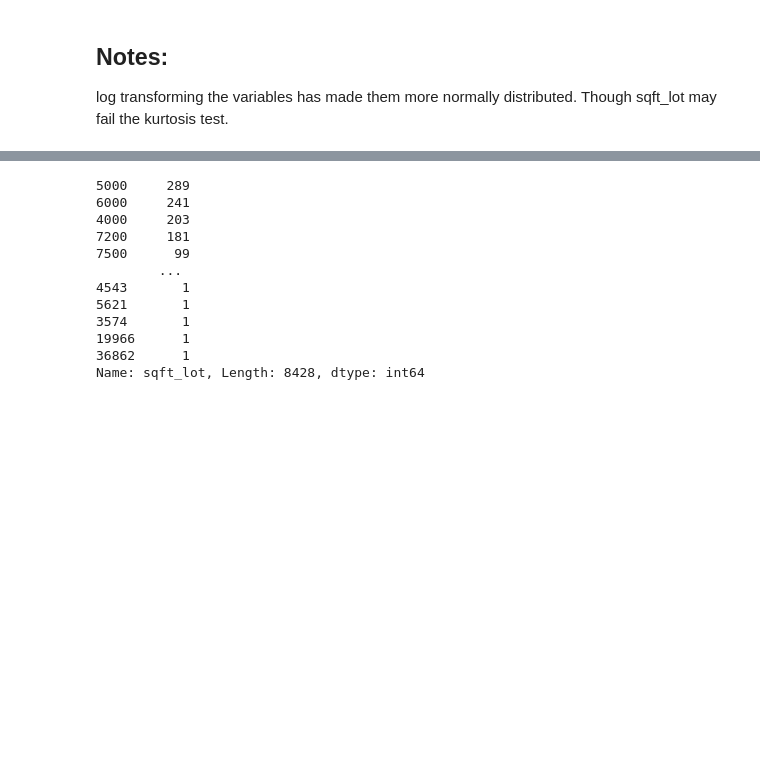
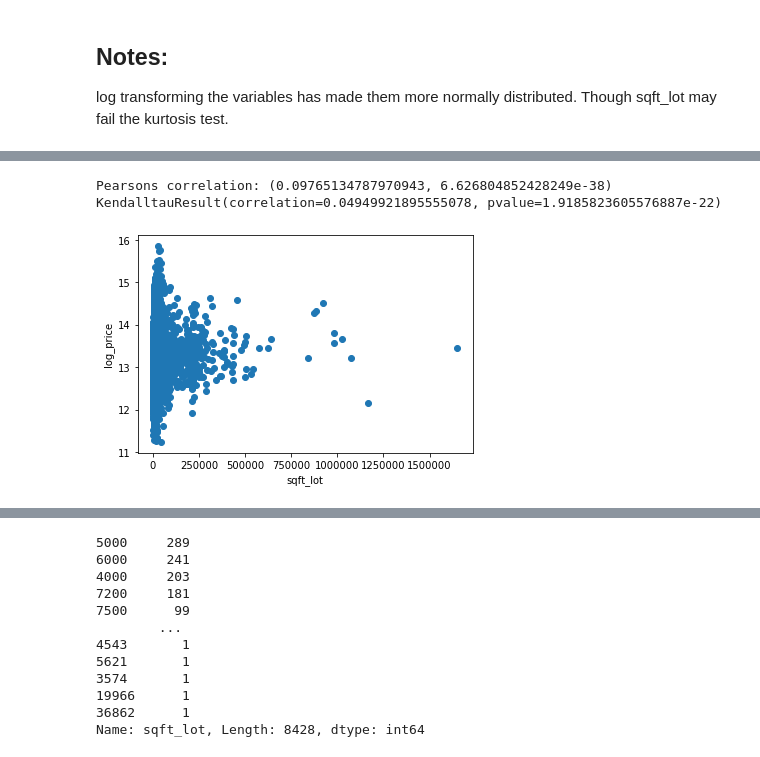
Before and after one commit to etr359/Predicting_KC_Housing_Prices, a Jupyter notebook: Creating_TrainTest_EDA.ipynb, the cells around one changed output, grey strips where cells are left out. Cells and saved outputs as stored; diff of their text form; code cells hidden in the pictures; blank space fills up the shorter version.

```diff
--- a/Creating_TrainTest_EDA.ipynb
+++ b/Creating_TrainTest_EDA.ipynb
@@ -522,2 +537,14 @@ Pearsons correlation: (0.1400683467383774, 1.7878307711745658e-76)
 KendalltauResult(correlation=0.04949921895555078, pvalue=1.9185823605576887e-22)
 [figure]
+# %%
+a = scipy.stats.pearsonr(training['sqft_lot'], training['log_price'])
+print(f'Pearsons correlation: {a}')
+print(scipy.stats.kendalltau(training['sqft_lot'], training['log_price']))
+plt.scatter(x='sqft_lot', y='log_price', data=training)
+plt.xlabel('sqft_lot')
+plt.ylabel('log_price')
+plt.show()
+# %% [output]
+Pearsons correlation: (0.09765134787970943, 6.626804852428249e-38)
+KendalltauResult(correlation=0.04949921895555078, pvalue=1.9185823605576887e-22)
+[figure, added]
```
Also changed, not shown: parts of 18 cells of this notebook.
